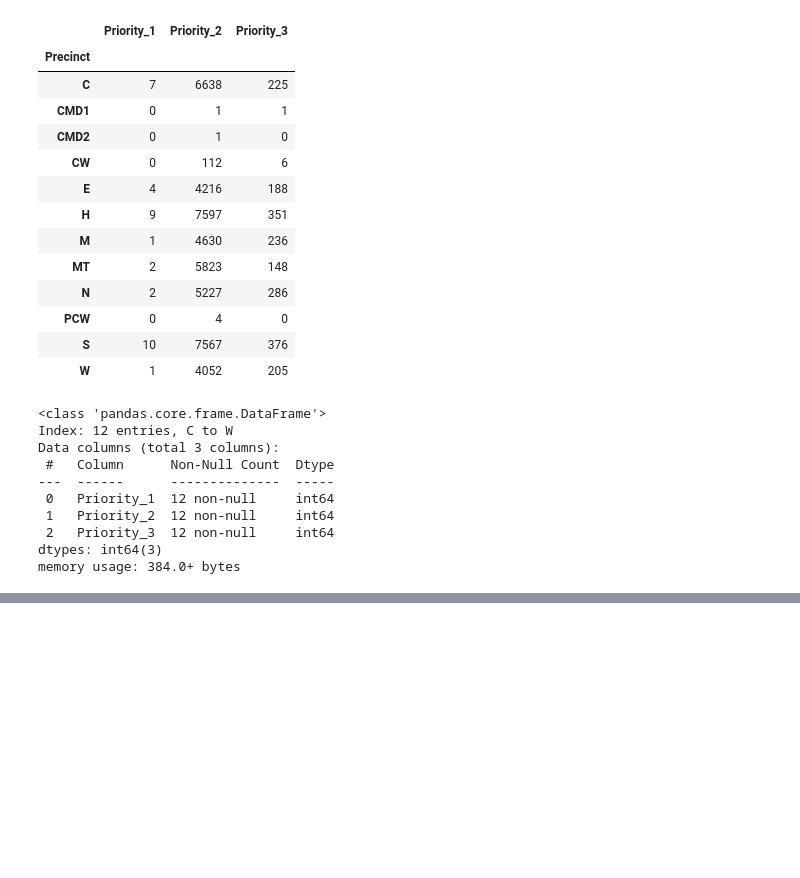
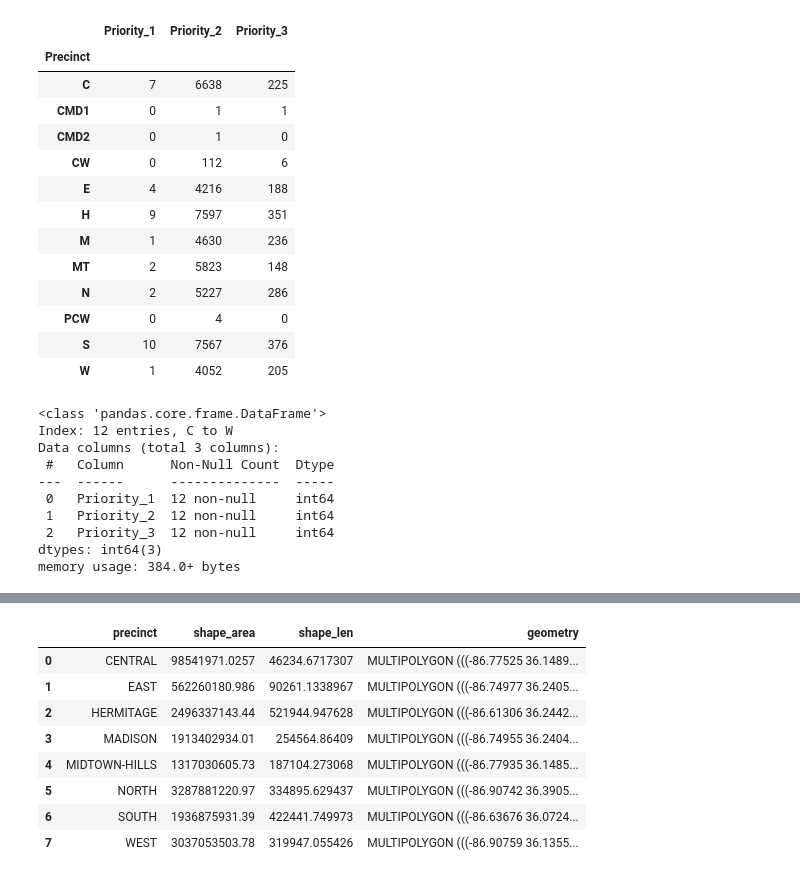
Before and after one commit to kyman90/partners_in_care-dda6-key_lime, a Jupyter notebook: Notebooks/Partner_In_Care_Analysis.ipynb, the cells around one changed output, grey strips where cells are left out. Cells and saved outputs as stored; diff of their text form; code cells hidden in the pictures; blank space fills up the shorter version.

```diff
--- a/Notebooks/Partner_In_Care_Analysis.ipynb
+++ b/Notebooks/Partner_In_Care_Analysis.ipynb
@@ -175,0 +246,13 @@ plt.show()
+# %%
+police_precinct_map = gpd.read_file('../Data/Police District.geojson')
+police_precinct_map
+# %% [output]
+|  | precinct | shape_area | shape_len | geometry |
+| 0 | CENTRAL | 98541971.0257 | 46234.6717307 | MULTIPOLYGON (((-86.77525 36.1489... |
+| 1 | EAST | 562260180.986 | 90261.1338967 | MULTIPOLYGON (((-86.74977 36.2405... |
+| 2 | HERMITAGE | 2496337143.44 | 521944.947628 | MULTIPOLYGON (((-86.61306 36.2442... |
+| 3 | MADISON | 1913402934.01 | 254564.86409 | MULTIPOLYGON (((-86.74955 36.2404... |
+| 4 | MIDTOWN-HILLS | 1317030605.73 | 187104.273068 | MULTIPOLYGON (((-86.77935 36.1485... |
+| 5 | NORTH | 3287881220.97 | 334895.629437 | MULTIPOLYGON (((-86.90742 36.3905... |
+| 6 | SOUTH | 1936875931.39 | 422441.749973 | MULTIPOLYGON (((-86.63676 36.0724... |
+| 7 | WEST | 3037053503.78 | 319947.055426 | MULTIPOLYGON (((-86.90759 36.1355... |
```
Also changed, not shown: parts of 13 cells of this notebook.
